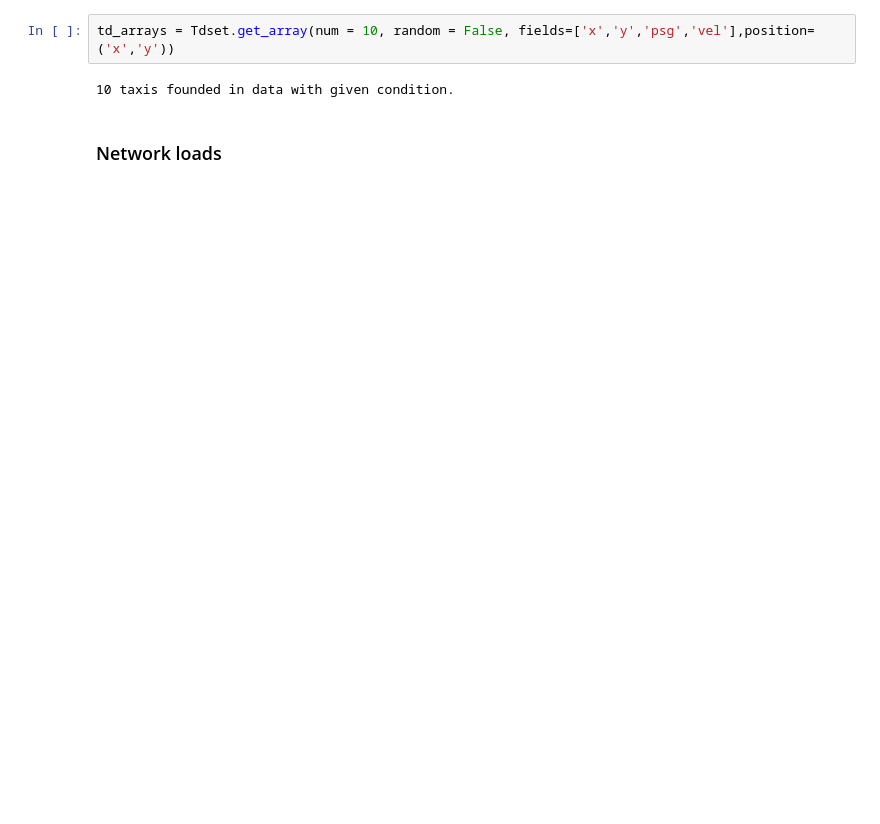
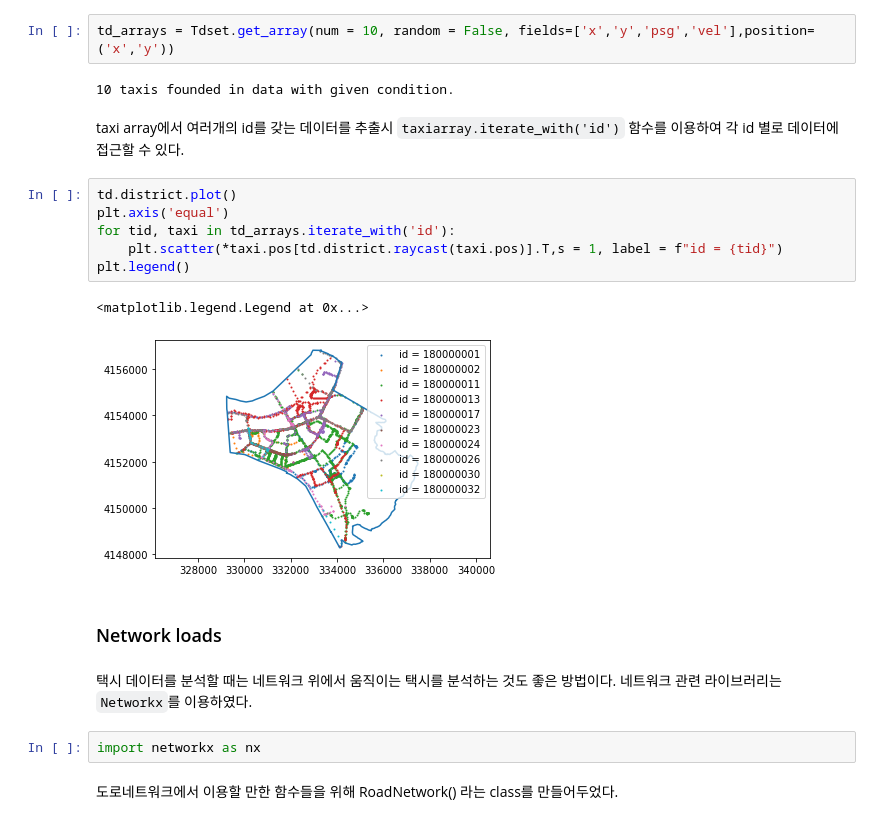
Before and after one commit to JungHoonJung/complecity, a Jupyter notebook: tutorial.ipynb, the cells around one changed output. Saved outputs shown, nothing was run; the diff lists cells and outputs as text; blank space fills up the shorter version.

```diff
--- a/tutorial.ipynb
+++ b/tutorial.ipynb
@@ -36,7 +85,25 @@ plt.axis('equal')
 td_arrays = Tdset.get_array(num = 10, random = False, fields=['x','y','psg','vel'],position=('x','y'))
 # %% [output]
 10 taxis founded in data with given condition.
+# %% [markdown]
+taxi array에서 여러개의 id를 갖는 데이터를 추출시 `taxiarray.iterate_with('id')` 함수를 이용하여 각 id 별로 데이터에 접근할 수 있다.
+# %%
+td.district.plot()
+plt.axis('equal')
+for tid, taxi in td_arrays.iterate_with('id'):
+    plt.scatter(*taxi.pos[td.district.raycast(taxi.pos)].T,s = 1, label = f"id = {tid}")
+plt.legend()
+# %% [output]
+<matplotlib.legend.Legend at 0x...>
+[figure, added]
 # %% [markdown]
 ### Network loads
+# %% [markdown]
+택시 데이터를 분석할 때는 네트워크 위에서 움직이는 택시를 분석하는 것도 좋은 방법이다.
+네트워크 관련 라이브러리는 `Networkx`를 이용하였다.
+# %%
+import networkx as nx
+# %% [markdown]
+도로네트워크에서 이용할 만한 함수들을 위해 RoadNetwork() 라는 class를 만들어두었다.
 # %%
 Seoul = td.load_seoul()
```
Also changed, not shown: parts of 14 cells of this notebook, 7 other files.
